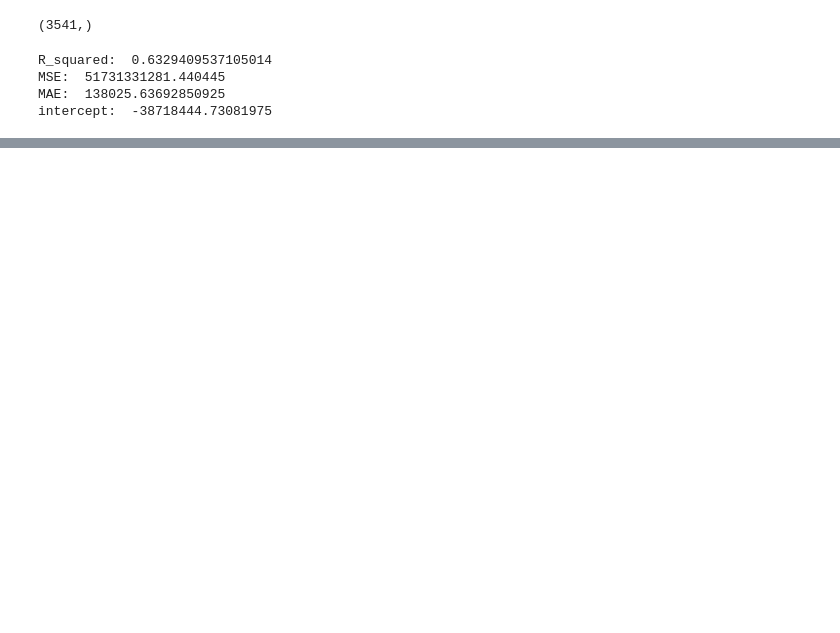
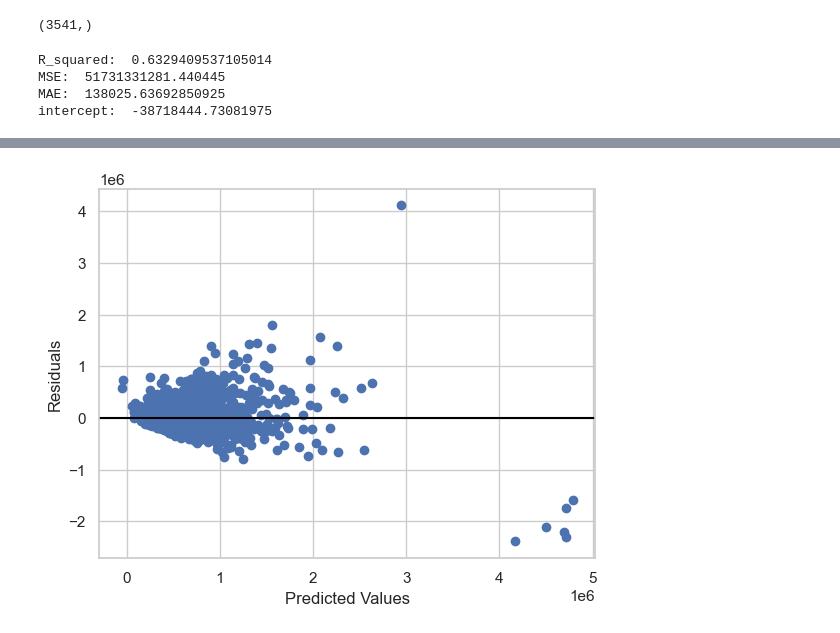
Before and after one commit to FrankOyugi/phase-2-project-real-estate-data-analysis, a Jupyter notebook: student.ipynb, the cells around one changed output, grey strips where cells are left out. Saved outputs shown, nothing was run; the diff lists cells and outputs as text; code cells hidden in the pictures; blank space fills up the shorter version.

```diff
--- a/student.ipynb
+++ b/student.ipynb
@@ -664,0 +727,11 @@ intercept:  -38718444.73081975
+# %%
+# Plot the residuals
+
+fig, ax = plt.subplots()
+
+ax.scatter(y_predicted, y_test - y_predicted)
+ax.axhline(y=0, color="black")
+ax.set_xlabel("Predicted Values")
+ax.set_ylabel("Residuals");
+# %% [output]
+[figure, added]
```
Also changed, not shown: parts of 5 cells of this notebook.
